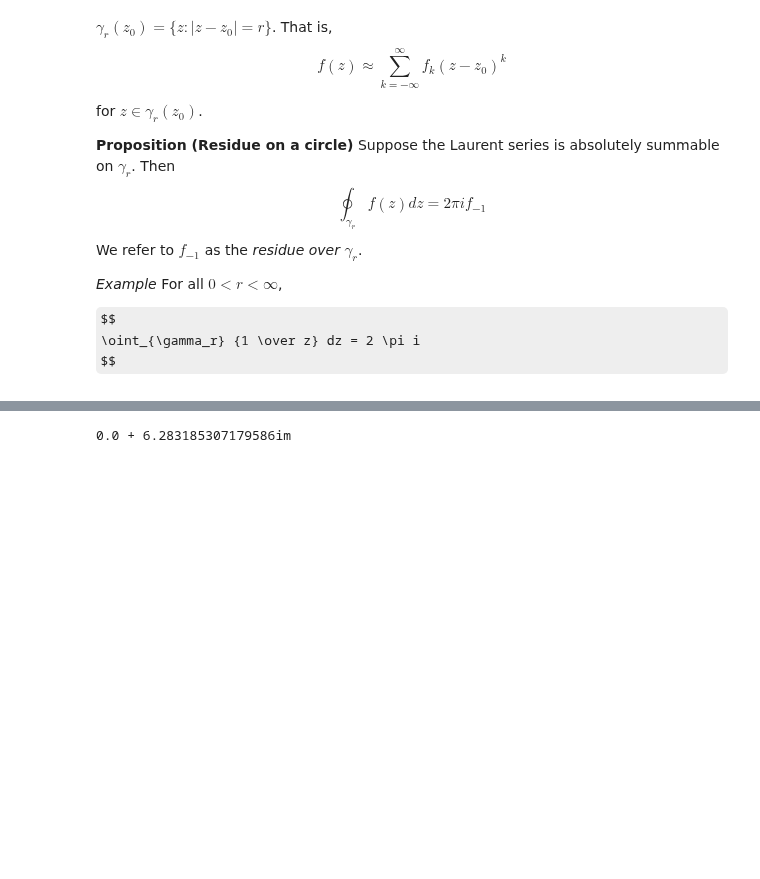
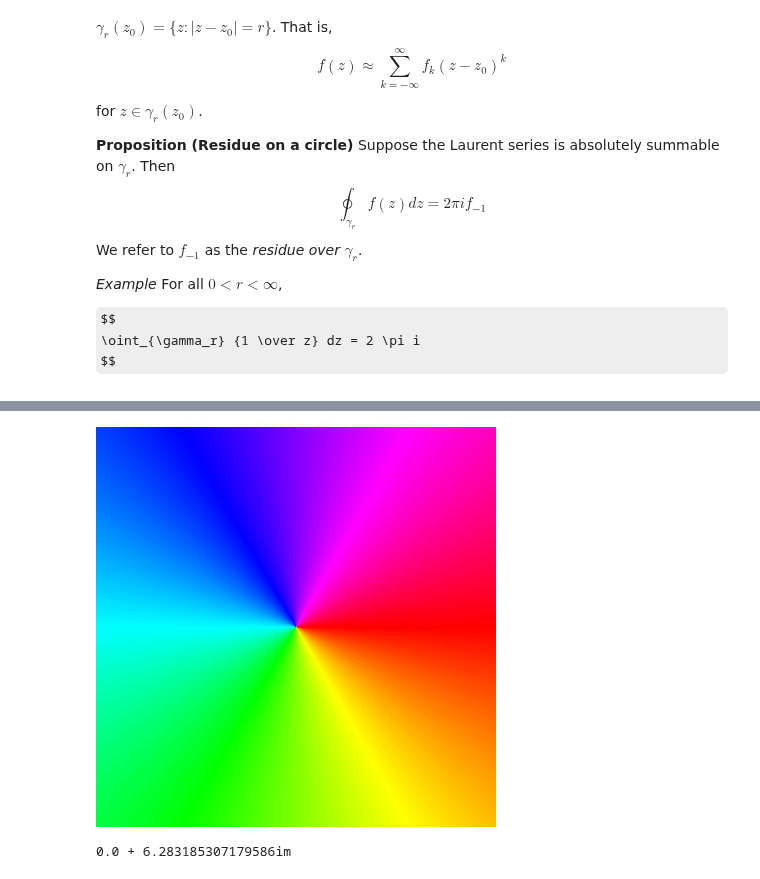
Before and after one commit to dlfivefifty/M3M6MethodsOfMathematicalPhysics, a Jupyter notebook: Lecture 5.ipynb, the cells around one changed output, grey strips where cells are left out. Saved outputs shown, nothing was run; the diff lists cells and outputs as text; code cells hidden in the pictures; some formulas as TeX source; blank space fills up the shorter version.

```diff
--- a/Lecture 5.ipynb
+++ b/Lecture 5.ipynb
@@ -51,5 +52,5 @@ $$
 \oint_{\gamma_r} {1 \over z} dz = 2 \pi i
 $$
 # %%
-phaseplot( z-> 1/z, (-2,2), (-2,2))
+portrait(-2..2, -2..2, z-> 1/z)
 # %% [output]
@@ -57,3 +57,4 @@ phaseplot( z-> 1/z, (-2,2), (-2,2))
+[figure, added]
 # %%
 γ = Circle(0.0, 1.0)
 z = Fun(γ)
```
Also changed, not shown: parts of 25 cells of this notebook, 1 other file.
